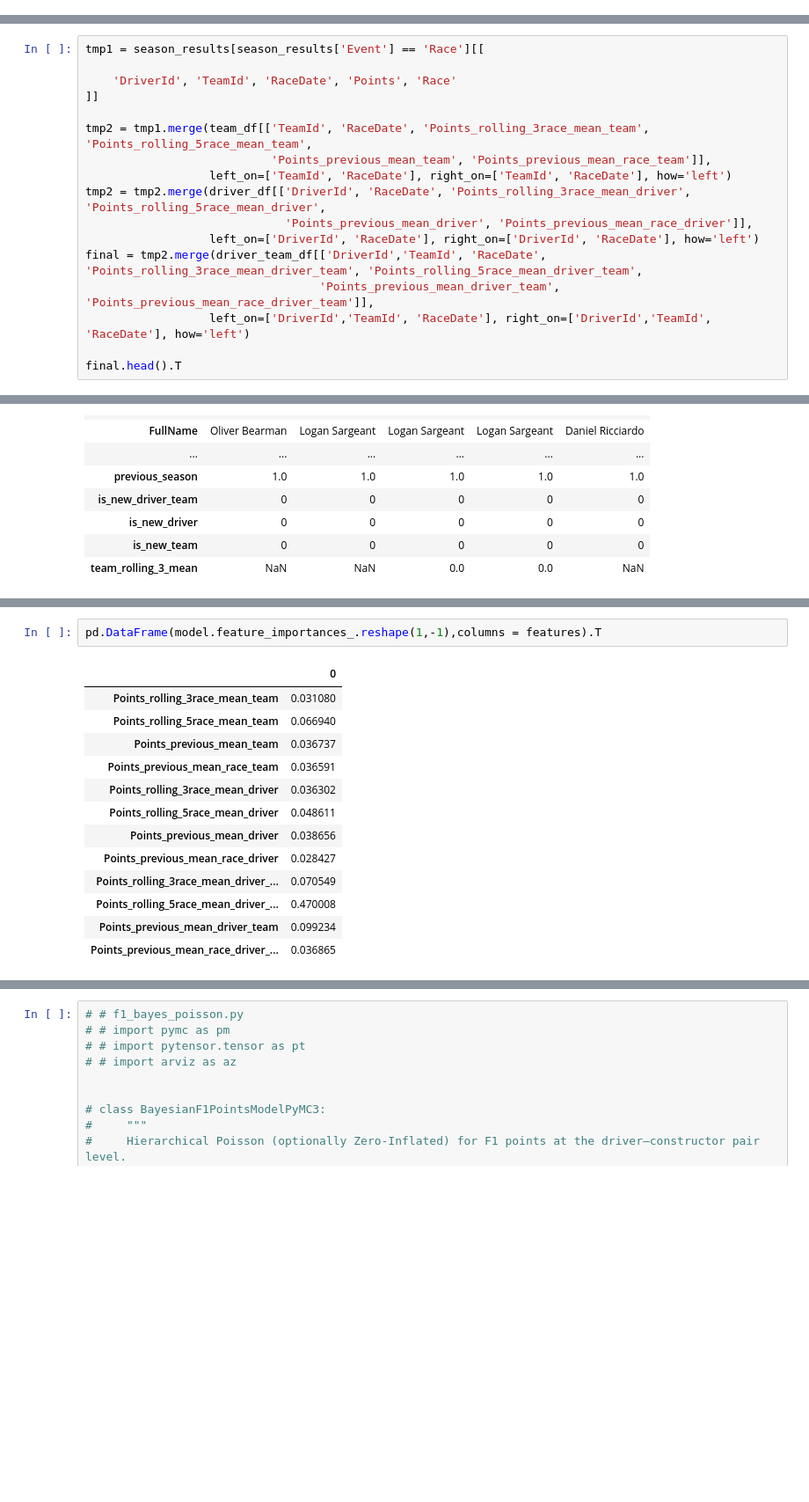
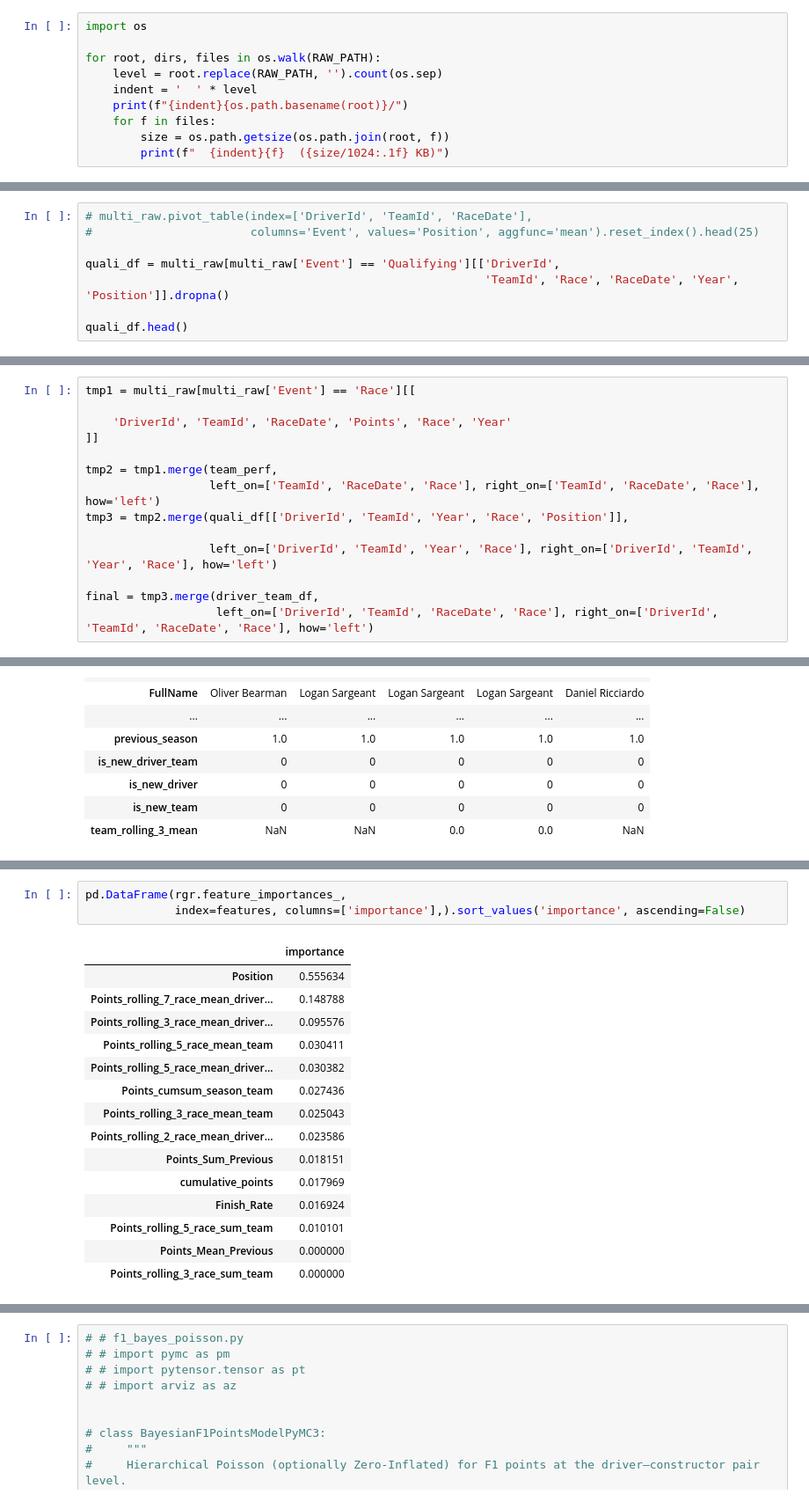
Before and after one commit to bradk54/F1_forecast, a Jupyter notebook: Notebooks/2_0_Model_Development.ipynb, the cells around one changed output, grey strips where cells are left out. Shown at 88% size. Cells and saved outputs as stored; diff of their text form; blank space fills up the shorter version.

```diff
--- a/Notebooks/2_0_Model_Development.ipynb
+++ b/Notebooks/2_0_Model_Development.ipynb
@@ -20,0 +52,10 @@ PROCESSED_PATH = "/Users/bradkittrell/Projects/F1_forecast/F1_forecast/Data/proc
+# %%
+import os
+
+for root, dirs, files in os.walk(RAW_PATH):
+    level = root.replace(RAW_PATH, '').count(os.sep)
+    indent = '  ' * level
+    print(f"{indent}{os.path.basename(root)}/")
+    for f in files:
+        size = os.path.getsize(os.path.join(root, f))
+        print(f"  {indent}{f}  ({size/1024:.1f} KB)")
@@ -305,0 +471,8 @@ driver_team_df[driver_team_df['DriverId'] == 'hulkenberg']
+# %%
+# multi_raw.pivot_table(index=['DriverId', 'TeamId', 'RaceDate'],
+#                       columns='Event', values='Position', aggfunc='mean').reset_index().head(25)
+
+quali_df = multi_raw[multi_raw['Event'] == 'Qualifying'][['DriverId',
+                                                          'TeamId', 'Race', 'RaceDate', 'Year', 'Position']].dropna()
+
+quali_df.head()
@@ -306,17 +486,14 @@ driver_team_df[driver_team_df['DriverId'] == 'hulkenberg']
 # %%
-tmp1 = season_results[season_results['Event'] == 'Race'][[
+tmp1 = multi_raw[multi_raw['Event'] == 'Race'][[
 
-    'DriverId', 'TeamId', 'RaceDate', 'Points', 'Race'
+    'DriverId', 'TeamId', 'RaceDate', 'Points', 'Race', 'Year'
 ]]
 
-tmp2 = tmp1.merge(team_df[['TeamId', 'RaceDate', 'Points_rolling_3race_mean_team', 'Points_rolling_5race_mean_team',
-                           'Points_previous_mean_team', 'Points_previous_mean_race_team']],
-                  left_on=['TeamId', 'RaceDate'], right_on=['TeamId', 'RaceDate'], how='left')
-tmp2 = tmp2.merge(driver_df[['DriverId', 'RaceDate', 'Points_rolling_3race_mean_driver', 'Points_rolling_5race_mean_driver',
-                             'Points_previous_mean_driver', 'Points_previous_mean_race_driver']],
-                  left_on=['DriverId', 'RaceDate'], right_on=['DriverId', 'RaceDate'], how='left')
-final = tmp2.merge(driver_team_df[['DriverId','TeamId', 'RaceDate', 'Points_rolling_3race_mean_driver_team', 'Points_rolling_5race_mean_driver_team',
-                                  'Points_previous_mean_driver_team', 'Points_previous_mean_race_driver_team']],
-                  left_on=['DriverId','TeamId', 'RaceDate'], right_on=['DriverId','TeamId', 'RaceDate'], how='left')
+tmp2 = tmp1.merge(team_perf,
+                  left_on=['TeamId', 'RaceDate', 'Race'], right_on=['TeamId', 'RaceDate', 'Race'], how='left')
+tmp3 = tmp2.merge(quali_df[['DriverId', 'TeamId', 'Year', 'Race', 'Position']],
 
-final.head().T
+                  left_on=['DriverId', 'TeamId', 'Year', 'Race'], right_on=['DriverId', 'TeamId', 'Year', 'Race'], how='left')
+
+final = tmp3.merge(driver_team_df,
+                   left_on=['DriverId', 'TeamId', 'RaceDate', 'Race'], right_on=['DriverId', 'TeamId', 'RaceDate', 'Race'], how='left')
@@ -644,16 +896,19 @@ Mean RMSE across folds: 5.364
 # %%
-pd.DataFrame(model.feature_importances_.reshape(1,-1),columns = features).T
+pd.DataFrame(rgr.feature_importances_,
+             index=features, columns=['importance'],).sort_values('importance', ascending=False)
 # %% [output]
-|  | 0 |
-| Points_rolling_3race_mean_team | 0.031080 |
-| Points_rolling_5race_mean_team | 0.066940 |
-| Points_previous_mean_team | 0.036737 |
-| Points_previous_mean_race_team | 0.036591 |
-| Points_rolling_3race_mean_driver | 0.036302 |
-| Points_rolling_5race_mean_driver | 0.048611 |
-| Points_previous_mean_driver | 0.038656 |
-| Points_previous_mean_race_driver | 0.028427 |
-| Points_rolling_3race_mean_driver_... | 0.070549 |
-| Points_rolling_5race_mean_driver_... | 0.470008 |
-| Points_previous_mean_driver_team | 0.099234 |
-| Points_previous_mean_race_driver_... | 0.036865 |
+|  | importance |
+| Position | 0.555634 |
+| Points_rolling_7_race_mean_driver... | 0.148788 |
+| Points_rolling_3_race_mean_driver... | 0.095576 |
+| Points_rolling_5_race_mean_team | 0.030411 |
+| Points_rolling_5_race_mean_driver... | 0.030382 |
+| Points_cumsum_season_team | 0.027436 |
+| Points_rolling_3_race_mean_team | 0.025043 |
+| Points_rolling_2_race_mean_driver... | 0.023586 |
+| Points_Sum_Previous | 0.018151 |
+| cumulative_points | 0.017969 |
+| Finish_Rate | 0.016924 |
+| Points_rolling_5_race_sum_team | 0.010101 |
+| Points_Mean_Previous | 0.000000 |
+| Points_rolling_3_race_sum_team | 0.000000 |
```
Also changed, not shown: parts of 26 cells of this notebook, 1 other file.
